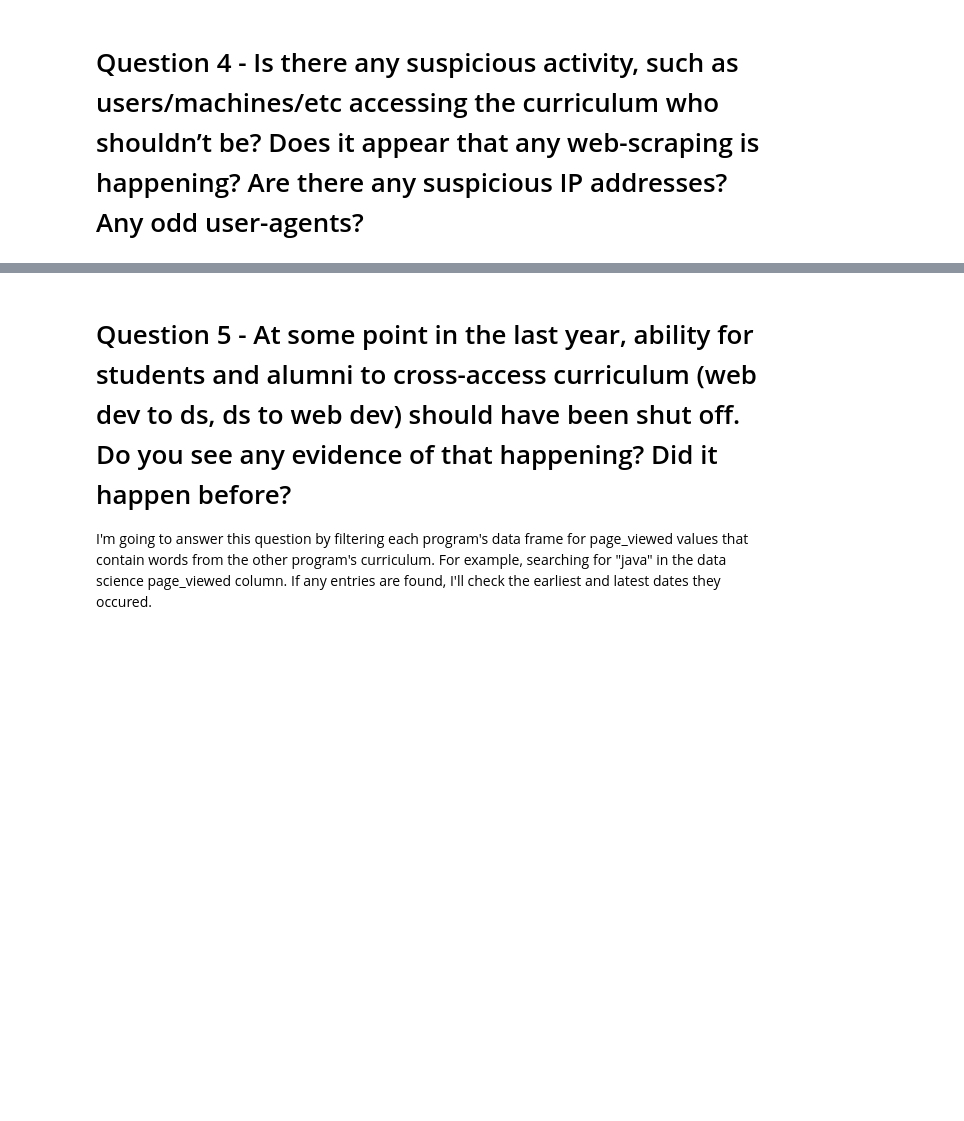
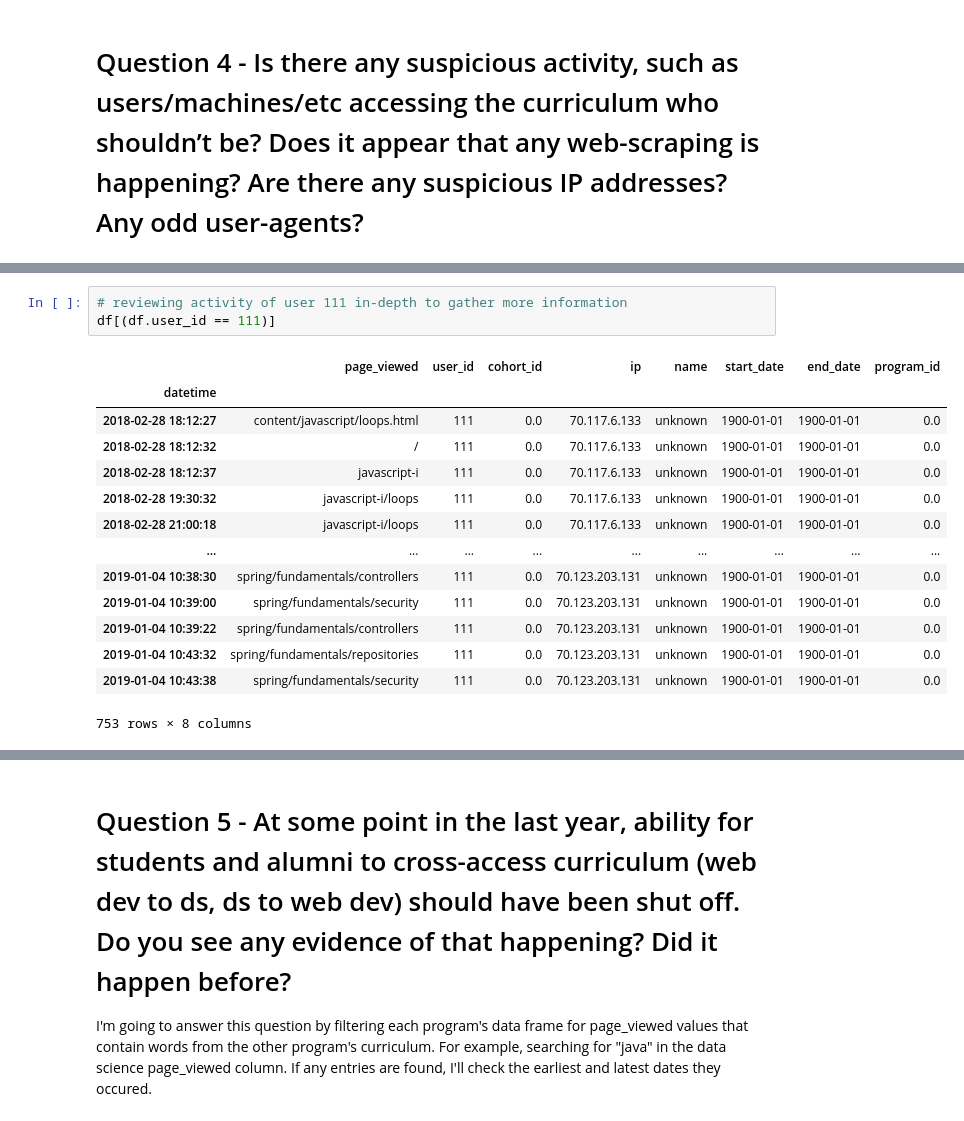
Before and after one commit to SamuelD-Data/anomaly-detection-project, a Jupyter notebook: anomaly_detection_project_notebook.ipynb, the cells around one changed output, grey strips where cells are left out. Saved outputs shown, nothing was run; the diff lists cells and outputs as text; blank space fills up the shorter version.

```diff
--- a/anomaly_detection_project_notebook.ipynb
+++ b/anomaly_detection_project_notebook.ipynb
@@ -1034,0 +1082,18 @@ User 487 may be an one-time alternate user profile for a Bayes student since the
+# %%
+# reviewing activity of user 111 in-depth to gather more information
+df[(df.user_id == 111)]
+# %% [output]
+|  | page_viewed | user_id | cohort_id | ip | name | start_date | end_date | program_id |
+| datetime |  |  |  |  |  |  |  |  |
+| 2018-02-28 18:12:27 | content/javascript/loops.html | 111 | 0.0 | 70.117.6.133 | unknown | 1900-01-01 | 1900-01-01 | 0.0 |
+| 2018-02-28 18:12:32 | / | 111 | 0.0 | 70.117.6.133 | unknown | 1900-01-01 | 1900-01-01 | 0.0 |
+| 2018-02-28 18:12:37 | javascript-i | 111 | 0.0 | 70.117.6.133 | unknown | 1900-01-01 | 1900-01-01 | 0.0 |
+| 2018-02-28 19:30:32 | javascript-i/loops | 111 | 0.0 | 70.117.6.133 | unknown | 1900-01-01 | 1900-01-01 | 0.0 |
+| 2018-02-28 21:00:18 | javascript-i/loops | 111 | 0.0 | 70.117.6.133 | unknown | 1900-01-01 | 1900-01-01 | 0.0 |
+| ... | ... | ... | ... | ... | ... | ... | ... | ... |
+| 2019-01-04 10:38:30 | spring/fundamentals/controllers | 111 | 0.0 | 70.123.203.131 | unknown | 1900-01-01 | 1900-01-01 | 0.0 |
+| 2019-01-04 10:39:00 | spring/fundamentals/security | 111 | 0.0 | 70.123.203.131 | unknown | 1900-01-01 | 1900-01-01 | 0.0 |
+| 2019-01-04 10:39:22 | spring/fundamentals/controllers | 111 | 0.0 | 70.123.203.131 | unknown | 1900-01-01 | 1900-01-01 | 0.0 |
+| 2019-01-04 10:43:32 | spring/fundamentals/repositories | 111 | 0.0 | 70.123.203.131 | unknown | 1900-01-01 | 1900-01-01 | 0.0 |
+| 2019-01-04 10:43:38 | spring/fundamentals/security | 111 | 0.0 | 70.123.203.131 | unknown | 1900-01-01 | 1900-01-01 | 0.0 |
+753 rows × 8 columns
```
Also changed, not shown: parts of 11 cells of this notebook.
